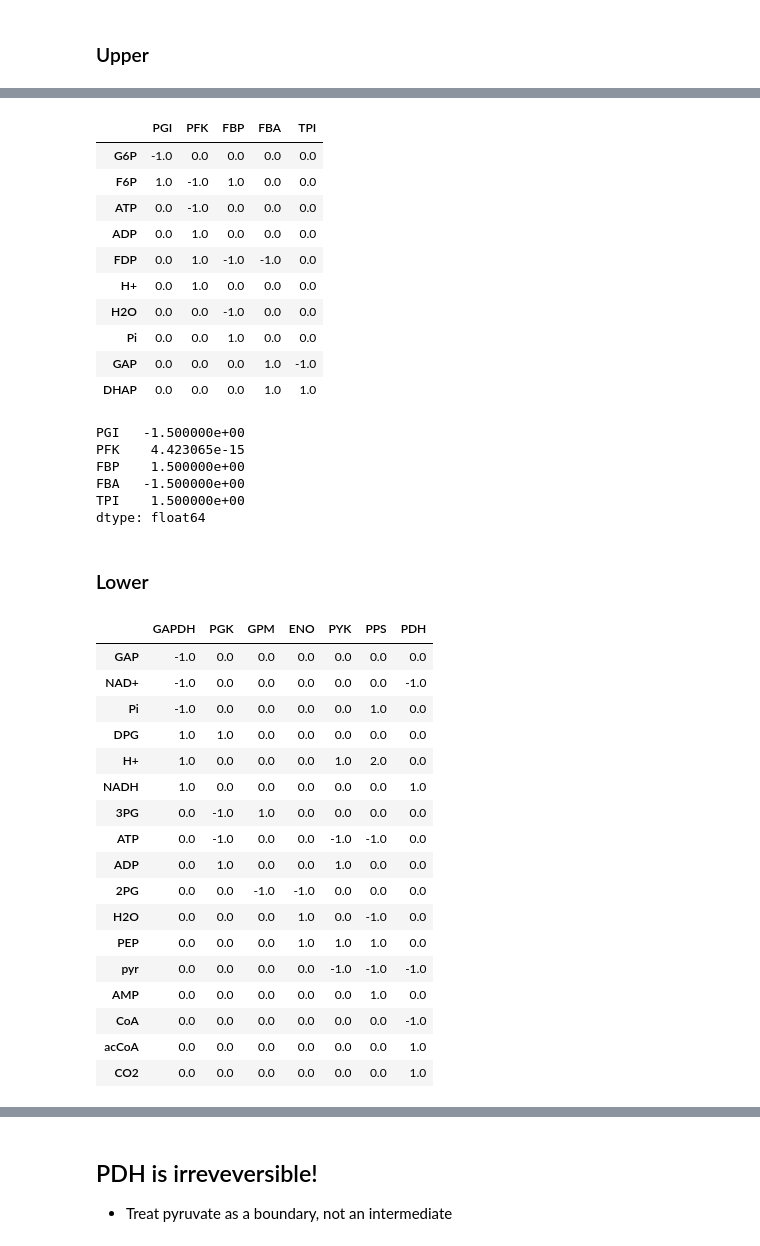
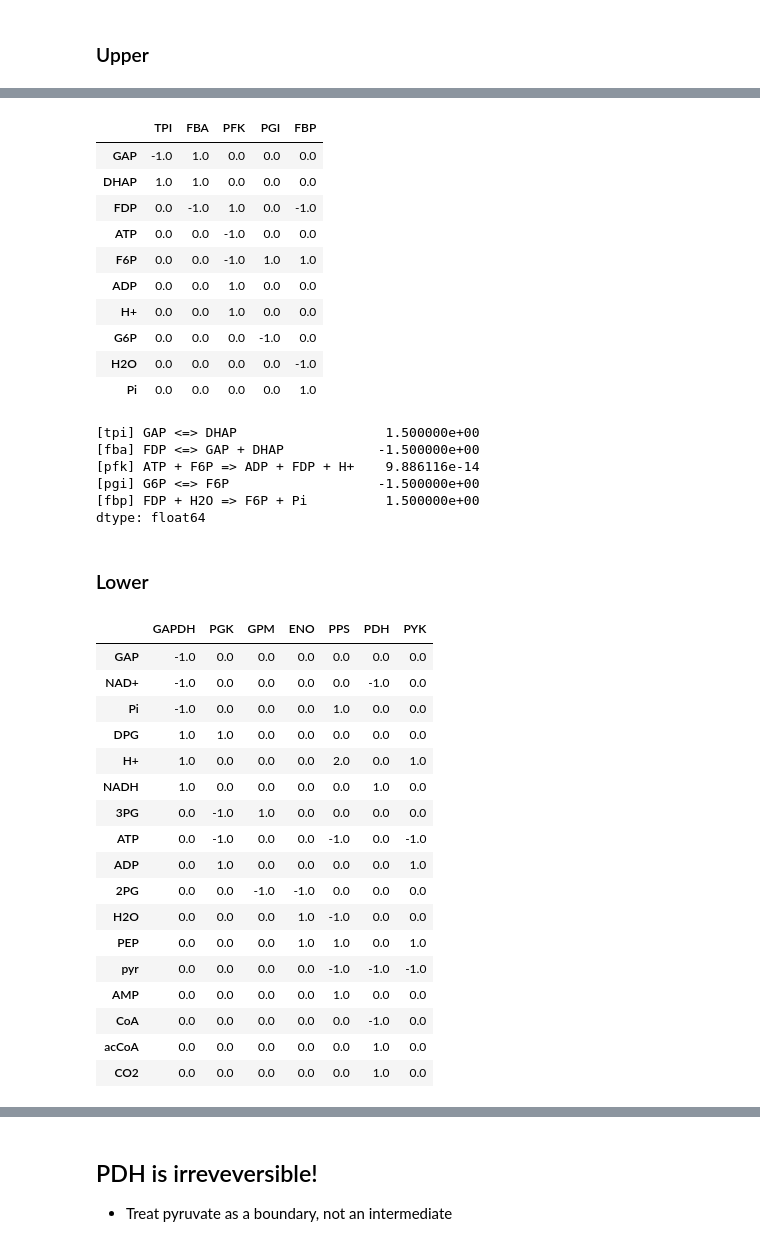
Before and after one commit to fdrusso/mosmo-work, a Jupyter notebook: notebooks/Central Carbon Studies.ipynb, the cells around one changed output, grey strips where cells are left out. Saved outputs shown, nothing was run; the diff lists cells and outputs as text; code cells hidden in the pictures.

```diff
--- a/notebooks/Central Carbon Studies.ipynb
+++ b/notebooks/Central Carbon Studies.ipynb
@@ -24,9 +23,7 @@ KB = kb.configure_kb()
 # %%
-glycolysis = KB.find(KB.pathways, 'glycolysis')[0]
-network = ReactionNetwork(glycolysis.steps)
-
+glycolysis = KB('glycolysis')
 pd.DataFrame(
-    network.s_matrix,
-    columns=network.reactions.labels(),
-    index=network.reactants.labels())
+    glycolysis.s_matrix,
+    columns=glycolysis.reactions.labels(),
+    index=glycolysis.molecules.labels())
 # %% [output]
@@ -233,26 +242,25 @@ dtype: float64
 # %%
-network_upper = ReactionNetwork(glycolysis.steps[:5])
+network_upper = Pathway([r for r in glycolysis.reactions if r.id in {'pgi', 'pfk', 'fbp', 'fba', 'tpi'}])
 pd.DataFrame(
     network_upper.s_matrix,
     columns=network_upper.reactions.labels(),
     index=network_upper.reactants.labels())
 # %% [output]
-|  | PGI | PFK | FBP | FBA | TPI |
-| G6P | -1.0 | 0.0 | 0.0 | 0.0 | 0.0 |
-| F6P | 1.0 | -1.0 | 1.0 | 0.0 | 0.0 |
-| ATP | 0.0 | -1.0 | 0.0 | 0.0 | 0.0 |
-| ADP | 0.0 | 1.0 | 0.0 | 0.0 | 0.0 |
-| FDP | 0.0 | 1.0 | -1.0 | -1.0 | 0.0 |
-| H+ | 0.0 | 1.0 | 0.0 | 0.0 | 0.0 |
-| H2O | 0.0 | 0.0 | -1.0 | 0.0 | 0.0 |
-| Pi | 0.0 | 0.0 | 1.0 | 0.0 | 0.0 |
-| GAP | 0.0 | 0.0 | 0.0 | 1.0 | -1.0 |
-| DHAP | 0.0 | 0.0 | 0.0 | 1.0 | 1.0 |
+|  | TPI | FBA | PFK | PGI | FBP |
+| GAP | -1.0 | 1.0 | 0.0 | 0.0 | 0.0 |
+| DHAP | 1.0 | 1.0 | 0.0 | 0.0 | 0.0 |
+| FDP | 0.0 | -1.0 | 1.0 | 0.0 | -1.0 |
+| ATP | 0.0 | 0.0 | -1.0 | 0.0 | 0.0 |
+| F6P | 0.0 | 0.0 | -1.0 | 1.0 | 1.0 |
+| ADP | 0.0 | 0.0 | 1.0 | 0.0 | 0.0 |
+| H+ | 0.0 | 0.0 | 1.0 | 0.0 | 0.0 |
+| G6P | 0.0 | 0.0 | 0.0 | -1.0 | 0.0 |
+| H2O | 0.0 | 0.0 | 0.0 | 0.0 | -1.0 |
+| Pi | 0.0 | 0.0 | 0.0 | 0.0 | 1.0 |
 # %%
 ss_obj = fba_gd.SteadyStateObjective(network_upper, [KB(m_id) for m_id in ['Fru.D.6P', 'Fru.D.bis16', 'dhap']], weight=1e6)
 rbounds_obj = fba_gd.VelocityObjective(network_upper, {rxn: (0.0, None) for rxn in network_upper.reactions if not rxn.reversible}, weight=1e6)
 prod_obj = fba_gd.ProductionObjective(network_upper, {g6p: 1.5}, weight=10)
-# sparsity = fba_gd.VelocityObjective(network, {rxn: 0. for rxn in glycolysis.steps}, aggfun=fba_gd.l1, weight=1e-8)
 exclusion1 = fba_gd.ExclusionObjective(network_upper, [KB('pfk'), KB('fbp')])
 
 def fn(v):
@@ -263,41 +271,41 @@ jfn = jax.jit(fn)
 jacfn = jax.jit(jax.jacfwd(fn))
 
 soln = scipy.optimize.minimize(jfn, jax.random.normal(prng, network_upper.shape[1:]), jac=jacfn, tol=1e-12)
-pd.Series(soln.x, index=network_upper.reactions.labels())
+pd.Series(network_upper.reactions.unpack(soln.x))
 # %% [output]
-PGI   -1.500000e+00
-PFK    4.423065e-15
-FBP    1.500000e+00
-FBA   -1.500000e+00
-TPI    1.500000e+00
+[tpi] GAP <=> DHAP                   1.500000e+00
+[fba] FDP <=> GAP + DHAP            -1.500000e+00
+[pfk] ATP + F6P => ADP + FDP + H+    9.886116e-14
+[pgi] G6P <=> F6P                   -1.500000e+00
+[fbp] FDP + H2O => F6P + Pi          1.500000e+00
 dtype: float64
 # %% [markdown]
 ### Lower
 # %%
-network_lower = ReactionNetwork(glycolysis.steps[5:])
+network_lower = Pathway([r for r in glycolysis.reactions if r not in network_upper.reactions])
 pd.DataFrame(
     network_lower.s_matrix,
     columns=network_lower.reactions.labels(),
     index=network_lower.reactants.labels())
 # %% [output]
-|  | GAPDH | PGK | GPM | ENO | PYK | PPS | PDH |
+|  | GAPDH | PGK | GPM | ENO | PPS | PDH | PYK |
 | GAP | -1.0 | 0.0 | 0.0 | 0.0 | 0.0 | 0.0 | 0.0 |
-| NAD+ | -1.0 | 0.0 | 0.0 | 0.0 | 0.0 | 0.0 | -1.0 |
-| Pi | -1.0 | 0.0 | 0.0 | 0.0 | 0.0 | 1.0 | 0.0 |
+| NAD+ | -1.0 | 0.0 | 0.0 | 0.0 | 0.0 | -1.0 | 0.0 |
+| Pi | -1.0 | 0.0 | 0.0 | 0.0 | 1.0 | 0.0 | 0.0 |
 | DPG | 1.0 | 1.0 | 0.0 | 0.0 | 0.0 | 0.0 | 0.0 |
-| H+ | 1.0 | 0.0 | 0.0 | 0.0 | 1.0 | 2.0 | 0.0 |
-| NADH | 1.0 | 0.0 | 0.0 | 0.0 | 0.0 | 0.0 | 1.0 |
+| H+ | 1.0 | 0.0 | 0.0 | 0.0 | 2.0 | 0.0 | 1.0 |
+| NADH | 1.0 | 0.0 | 0.0 | 0.0 | 0.0 | 1.0 | 0.0 |
 | 3PG | 0.0 | -1.0 | 1.0 | 0.0 | 0.0 | 0.0 | 0.0 |
-| ATP | 0.0 | -1.0 | 0.0 | 0.0 | -1.0 | -1.0 | 0.0 |
-| ADP | 0.0 | 1.0 | 0.0 | 0.0 | 1.0 | 0.0 | 0.0 |
+| ATP | 0.0 | -1.0 | 0.0 | 0.0 | -1.0 | 0.0 | -1.0 |
+| ADP | 0.0 | 1.0 | 0.0 | 0.0 | 0.0 | 0.0 | 1.0 |
 | 2PG | 0.0 | 0.0 | -1.0 | -1.0 | 0.0 | 0.0 | 0.0 |
-| H2O | 0.0 | 0.0 | 0.0 | 1.0 | 0.0 | -1.0 | 0.0 |
-| PEP | 0.0 | 0.0 | 0.0 | 1.0 | 1.0 | 1.0 | 0.0 |
+| H2O | 0.0 | 0.0 | 0.0 | 1.0 | -1.0 | 0.0 | 0.0 |
+| PEP | 0.0 | 0.0 | 0.0 | 1.0 | 1.0 | 0.0 | 1.0 |
 | pyr | 0.0 | 0.0 | 0.0 | 0.0 | -1.0 | -1.0 | -1.0 |
-| AMP | 0.0 | 0.0 | 0.0 | 0.0 | 0.0 | 1.0 | 0.0 |
-| CoA | 0.0 | 0.0 | 0.0 | 0.0 | 0.0 | 0.0 | -1.0 |
-| acCoA | 0.0 | 0.0 | 0.0 | 0.0 | 0.0 | 0.0 | 1.0 |
-| CO2 | 0.0 | 0.0 | 0.0 | 0.0 | 0.0 | 0.0 | 1.0 |
+| AMP | 0.0 | 0.0 | 0.0 | 0.0 | 1.0 | 0.0 | 0.0 |
+| CoA | 0.0 | 0.0 | 0.0 | 0.0 | 0.0 | -1.0 | 0.0 |
+| acCoA | 0.0 | 0.0 | 0.0 | 0.0 | 0.0 | 1.0 | 0.0 |
+| CO2 | 0.0 | 0.0 | 0.0 | 0.0 | 0.0 | 1.0 | 0.0 |
 # %%
 gap = KB('gap')
 ss_obj = fba_gd.SteadyStateObjective(network_lower, [KB(m_id) for m_id in ['dpg', '2pg', '3pg', 'pep', 'pyr']], weight=1e6)
```
Also changed, not shown: parts of 14 cells of this notebook, 2 other files.
